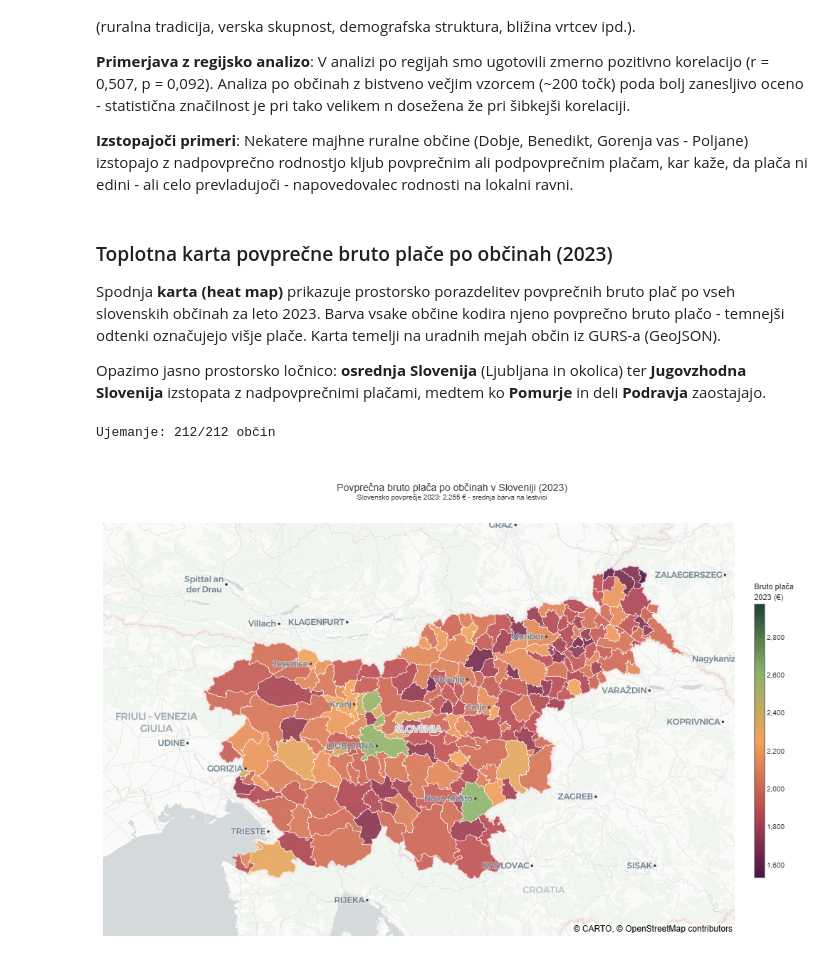
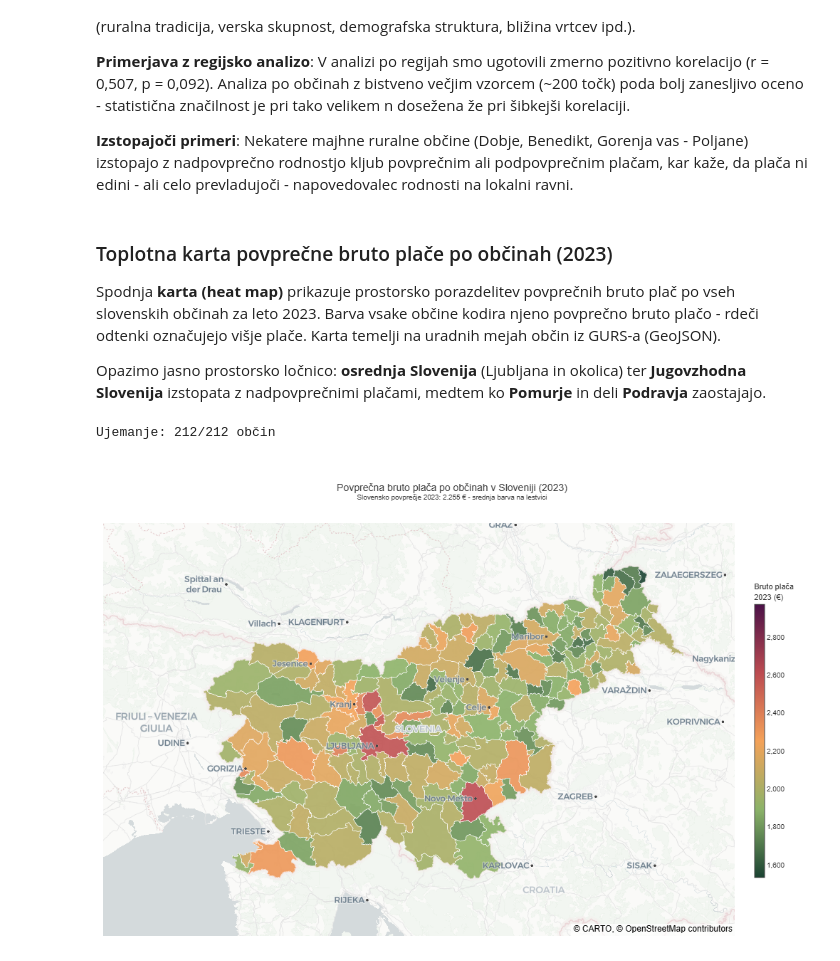
Before and after one commit to tajdap/PR2604, a Jupyter notebook: rodnostObcine.ipynb, the cells around one changed output. Saved outputs shown, nothing was run; the diff lists cells and outputs as text; code cells hidden in the pictures.

```diff
--- a/rodnostObcine.ipynb
+++ b/rodnostObcine.ipynb
@@ -480,7 +480,7 @@ Med povprečno bruto plačo občin (2023) in rodnostjo (2024) obstaja
 # %% [markdown]
 ### Toplotna karta povprečne bruto plače po občinah (2023)
 
-Spodnja **karta (heat map)** prikazuje prostorsko porazdelitev povprečnih bruto plač po vseh slovenskih občinah za leto 2023. Barva vsake občine kodira njeno povprečno bruto plačo - temnejši odtenki označujejo višje plače. Karta temelji na uradnih mejah občin iz GURS-a (GeoJSON).
+Spodnja **karta (heat map)** prikazuje prostorsko porazdelitev povprečnih bruto plač po vseh slovenskih občinah za leto 2023. Barva vsake občine kodira njeno povprečno bruto plačo - rdeči odtenki označujejo višje plače. Karta temelji na uradnih mejah občin iz GURS-a (GeoJSON).
 
 Opazimo jasno prostorsko ločnico: **osrednja Slovenija** (Ljubljana in okolica) ter **Jugovzhodna Slovenija** izstopata z nadpovprečnimi plačami, medtem ko **Pomurje** in deli **Podravja** zaostajajo.
 # %%
@@ -526,11 +526,11 @@ fig = go.Figure(go.Choroplethmap(
         '<extra></extra>'
     ),
     colorscale=[
-        [0.00, '#4B1248'],
-        [0.25, '#BC4B51'],
+        [0.00, '#1B4332'],
+        [0.25, '#8CB369'],
         [0.50, '#F4A259'],
-        [0.75, '#8CB369'],
-        [1.00, '#1B4332'],
+        [0.75, '#BC4B51'],
+        [1.00, '#4B1248'],
     ],
     zmid=SLO_BRUTO_2023,
     colorbar=dict(
@@ -543,31 +543,31 @@ fig = go.Figure(go.Choroplethmap(
     marker_line_color='white',
     marker_line_width=0.5,
     marker_opacity=0.9,
 ))
 
 fig.update_layout(
     title=dict(
         text=(
             'Povprečna bruto plača po občinah v Sloveniji (2023)<br>'
             '<sup>Slovensko povprečje 2023: 2.255 € - srednja barva na lestvici</sup>'
         ),
         font=dict(size=14, color='#333333'),
         x=0.5, xanchor='center',
     ),
     map=dict(
         style='carto-positron',
         center=dict(lat=46.12, lon=14.82),
         zoom=7.2,
     ),
     paper_bgcolor='white',
     font=dict(family='Arial, sans-serif', size=12, color='#333333'),
     margin=dict(l=10, r=10, t=90, b=10),
     width=1000,
     height=680,
 )
 
 pio.renderers.default = 'png'
 fig.show()
 # %% [output]
 Ujemanje: 212/212 občin
-[figure, old version]
+[figure, new version]
```
Also changed, not shown: 1 other file.
